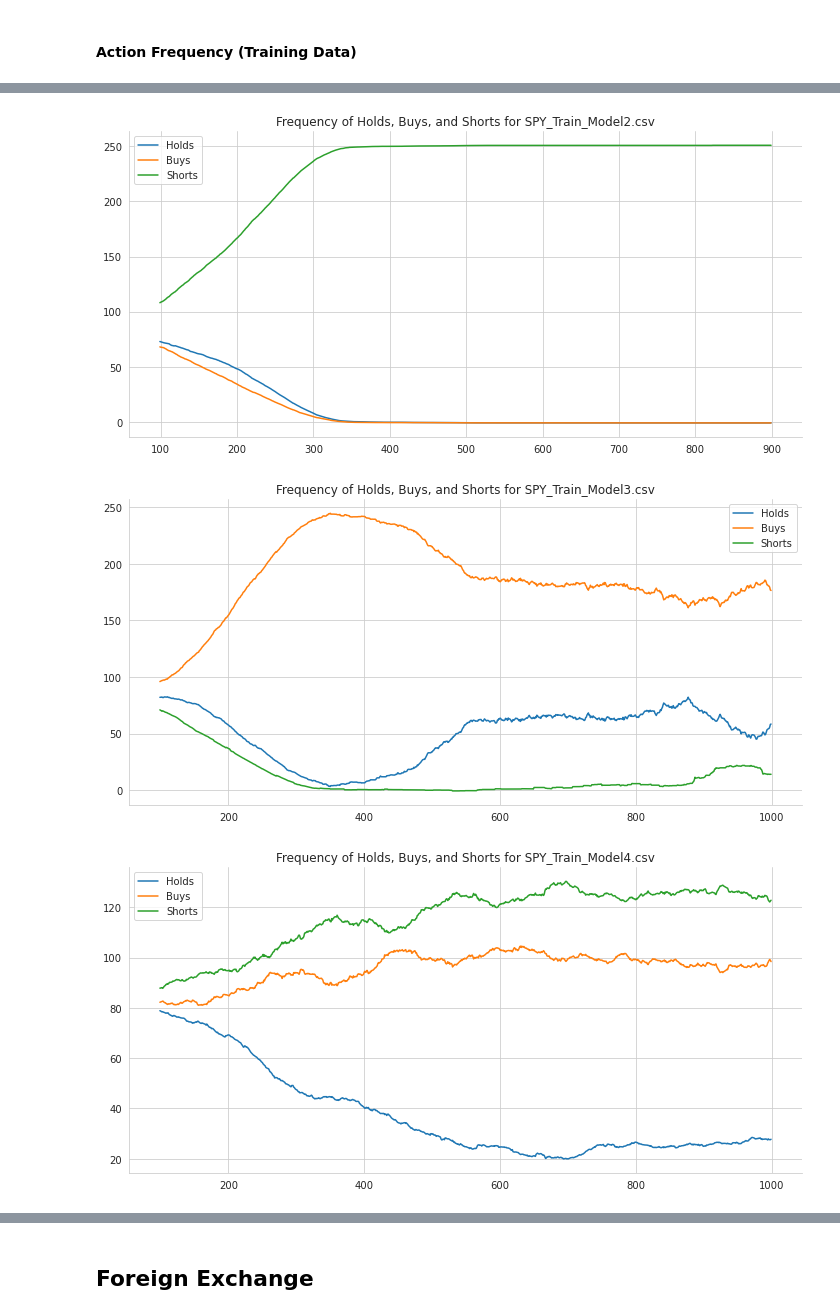
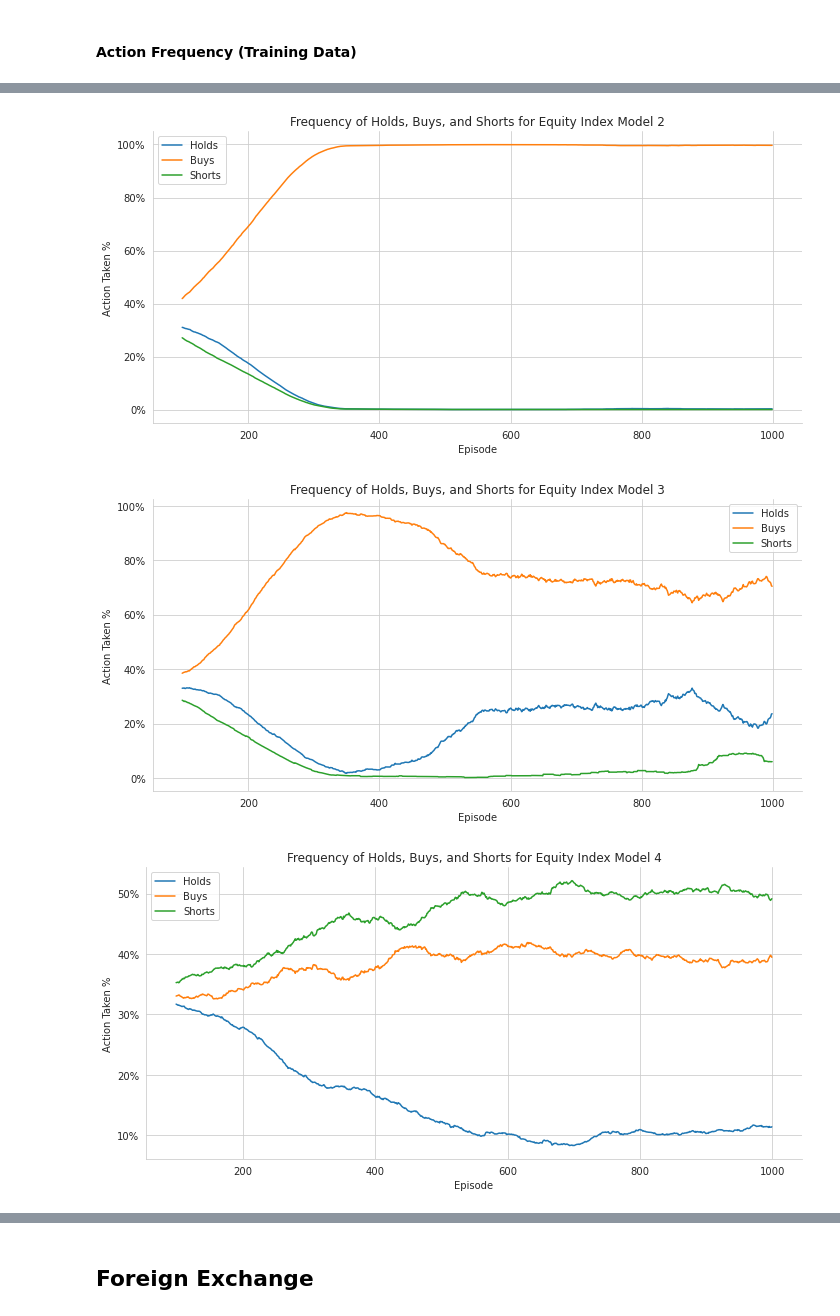
Before and after one commit to Switzerland-MQP-2022/DDQN-Model-Complexity-Analysis, a Jupyter notebook: Model/visualization.ipynb, the cells around one changed output, grey strips where cells are left out. Drawn from its saved outputs; the diff is of its cells as text; code cells hidden in the pictures.

```diff
--- a/Model/visualization.ipynb
+++ b/Model/visualization.ipynb
@@ -70,11 +59,11 @@ labels = ['Model 1', 'Model 2', 'Model 3', 'Model 4', 'Model 5', 'Model 6', 'Tes
 # %%
 # Plot density histogram
 with sns.axes_style('white'):
-    for results in results_list:
+    for results in spy_results_list:
         sns.distplot(results.TrainDifference)
         sns.despine()
 
 # Put legend above graph
-plt.legend(local_files, loc="upper center", bbox_to_anchor=(0.5, 1.15), ncol=len(file_list))
+plt.legend(spy_local_files, loc="upper center", bbox_to_anchor=(0.5, 1.15), ncol=len(spy_file_list))
 # %% [output]
 <matplotlib.legend.Legend at 0x...>
@@ -132,11 +121,11 @@ fig.tight_layout()
 # %%
 fig, axes = plt.subplots(ncols=2, figsize=(14, 4), sharey=True)
 
-for r in range(0, len(test_results_list)):
-    results = test_results_list[r]
+for r in range(0, len(spy_test_results_list)):
+    results = spy_test_results_list[r]
     data = results['TestAgent']
 
-    if r == len(test_results_list) - 1:
+    if r == len(spy_test_results_list) - 1:
         data = results[['TestAgent','TestMarket']]
 
     df = (data
@@ -146,9 +135,11 @@ for r in range(0, len(test_results_list)):
     df.plot(ax=axes[0],
             title='Annual Returns (Testing) (Moving Average)',
             legend='')
+    sns.despine()
+    fig.tight_layout()
 
-#fig.legend(labels=test_local_files + ['TestMarket'], bbox_to_anchor=(0.27, -0.5), loc='lower center')
-fig.legend(labels=labels, bbox_to_anchor=(0.27, -0.5), loc='lower center')
+#fig.legend(labels=spy_test_local_files + ['TestMarket'], bbox_to_anchor=(0.27, -0.5), loc='lower center')
+fig.legend(labels=spy_labels, bbox_to_anchor=(0.27, -0.5), loc='lower center')
 
 
 for ax in axes:
@@ -158,7 +149,5 @@ for ax in axes:
         FuncFormatter(lambda x, _: '{:,.0f}'.format(x)))
 axes[1].axhline(.5, ls='--', c='k', lw=1)
 
-sns.despine()
-fig.tight_layout()
 #fig.savefig(results_path / 'performance', dpi=300)
 # %% [output]
@@ -166,21 +156,28 @@ fig.tight_layout()
 # %% [markdown]
 #### Action Frequency (Training Data)
 # %%
-for r in range(0, len(results_list)):
+for r in range(0, len(spy_results_list)):
     fig, axes = plt.subplots(ncols=1, figsize=(10, 5), sharey=True)
     targets = ['Holds', 'Buys', 'Shorts']
-    results = results_list[r]
-    try:
-        data = results[targets]
-    except:
-        data = results[['holds', 'Buys', 'shorts']] # TODO: Just change them if they don't conform
+    results = spy_results_list[r]
+
+    # Rename columns if they don't conform
+    results.rename(columns={"holds": "Holds", "buys": "Buys", "shorts": "Shorts"}, inplace=True)
+
+    data = results[targets]
+    total_actions = data['Holds'] + data['Buys'] + data['Shorts']
+    data['Holds'] = data['Holds'] / total_actions
+    data['Buys'] = data['Buys'] / total_actions
+    data['Shorts'] = data['Shorts'] / total_actions
 
     df = (data
-          .sub(1)
           .rolling(100)
           .mean())
 
-    df.plot(ax=axes,title='Frequency of Holds, Buys, and Shorts for ' + local_files[r])
+    graph = df.plot(ax=axes,title='Frequency of Holds, Buys, and Shorts for Equity Index ' + spy_labels[r])
+    graph.set_xlabel('Episode')
+    graph.set_ylabel('Action Taken %')
+    graph.yaxis.set_major_formatter(FuncFormatter(lambda y, _: '{:.0%}'.format(y)))
 
     sns.despine()
     fig.tight_layout()
@@ -189,3 +186,3 @@ for r in range(0, len(results_list)):
-[figure, old version]
+[figure, new version]
-[figure, old version]
+[figure, new version]
-[figure, old version]
+[figure, new version]
```
Also changed, not shown: parts of 14 cells of this notebook.
